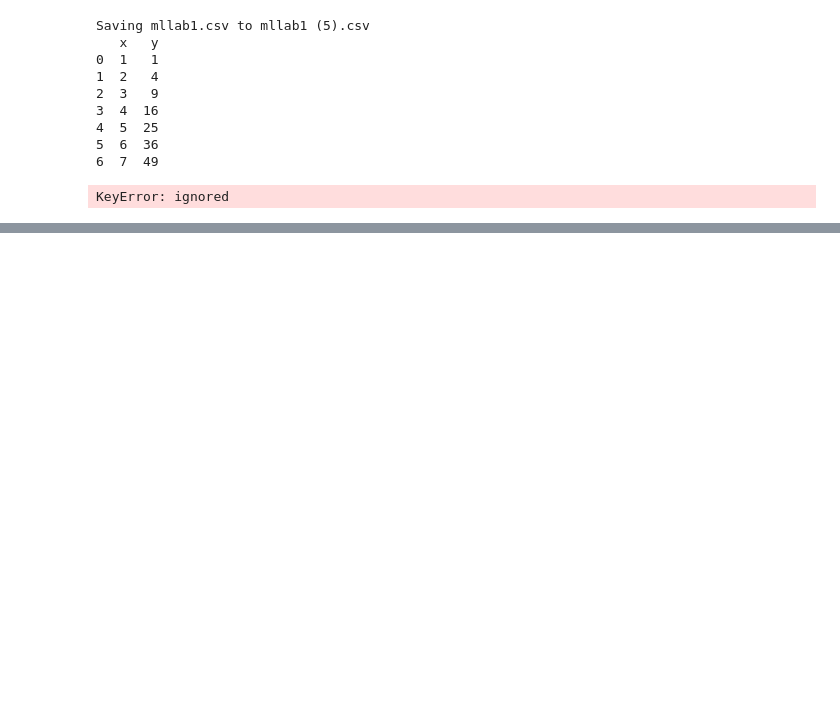
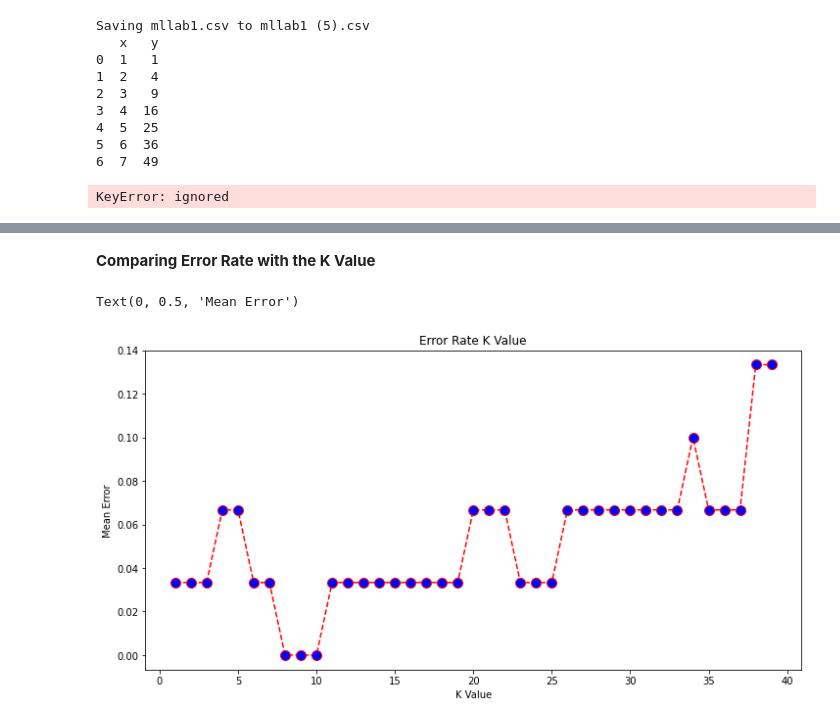
Before and after one commit to ritikadas18/ML_LAB, a Jupyter notebook: lab.ipynb, the cells around one changed output, grey strips where cells are left out. Saved outputs shown, nothing was run; the diff lists cells and outputs as text; code cells hidden in the pictures; blank space fills up the shorter version.

```diff
--- a/lab.ipynb
+++ b/lab.ipynb
@@ -285,0 +308,3 @@ KeyError: ignored
+# %%
+from sklearn.model_selection import train_test_split
+X_train, X_test, y_train, y_test = train_test_split(X, y, test_size=0.20)
@@ -285,0 +313,7 @@ KeyError: ignored
+# %%
+from sklearn.preprocessing import StandardScaler
+scaler = StandardScaler()
+scaler.fit(X_train)
+
+X_train = scaler.transform(X_train)
+X_test = scaler.transform(X_test)
@@ -285,0 +322,4 @@ KeyError: ignored
+# %%
+from sklearn.neighbors import KNeighborsClassifier
+classifier = KNeighborsClassifier(n_neighbors=5)
+classifier.fit(X_train, y_train)
@@ -285,0 +351,21 @@ KeyError: ignored
+# %% [markdown]
+**Comparing Error Rate with the K Value**
+# %%
+error = []
+
+# Calculating error for K values between 1 and 40
+for i in range(1, 40):
+    knn = KNeighborsClassifier(n_neighbors=i)
+    knn.fit(X_train, y_train)
+    pred_i = knn.predict(X_test)
+    error.append(np.mean(pred_i != y_test))
+# %%
+plt.figure(figsize=(12, 6))
+plt.plot(range(1, 40), error, color='red', linestyle='dashed', marker='o',
+         markerfacecolor='blue', m`arkersize=10)
+plt.title('Error Rate K Value')
+plt.xlabel('K Value')
+plt.ylabel('Mean Error')
+# %% [output]
+Text(0, 0.5, 'Mean Error')
+[figure, added]
```
Also changed, not shown: parts of 12 cells of this notebook.
